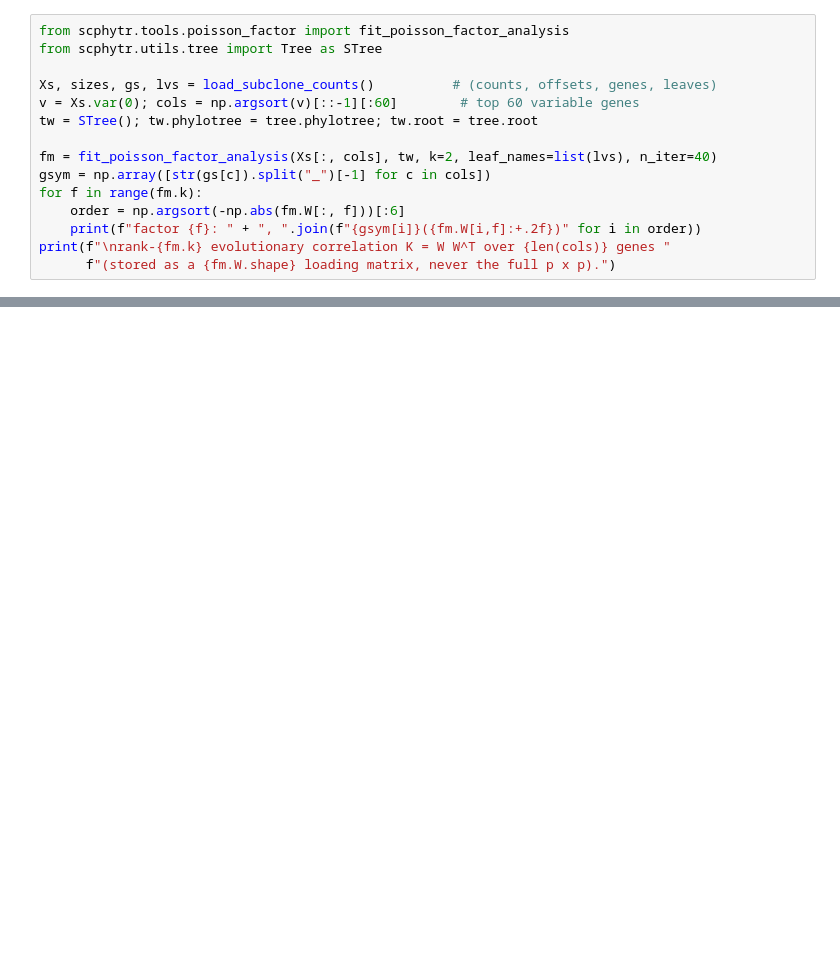
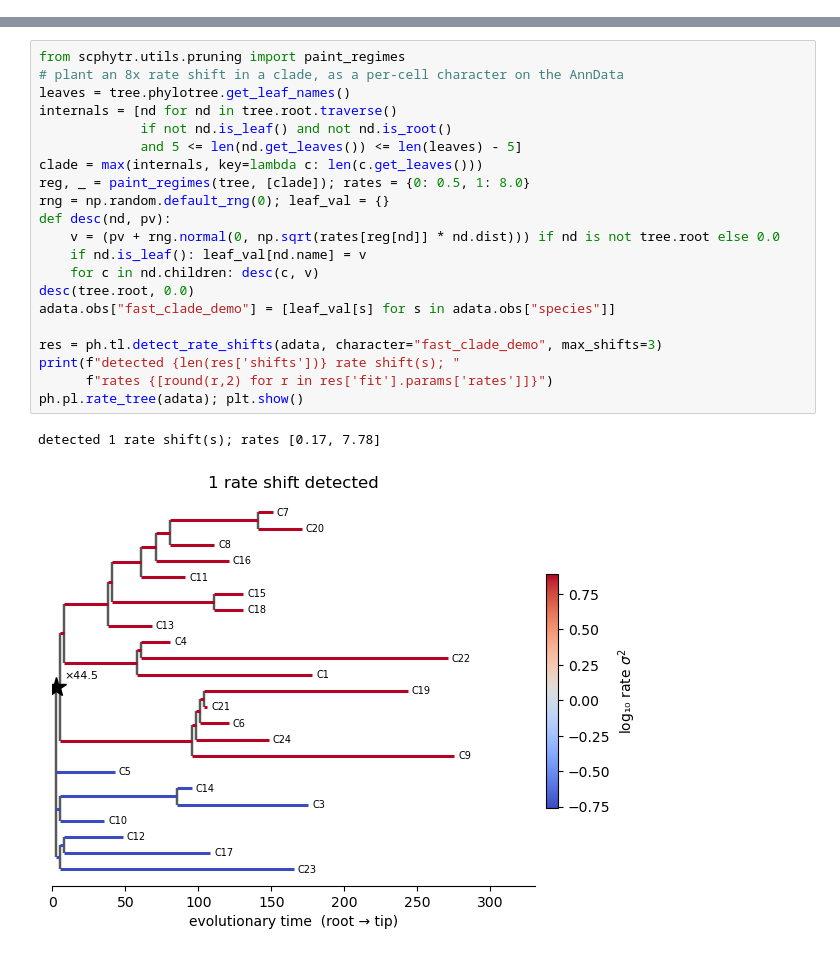
Before and after one commit to pedrofale/scPhyTr, a Jupyter notebook: notebooks/scphytr_tutorial.ipynb, the cells around one changed output, grey strips where cells are left out. Drawn from its saved outputs; the diff is of its cells as text; blank space fills up the shorter version.

```diff
--- a/notebooks/scphytr_tutorial.ipynb
+++ b/notebooks/scphytr_tutorial.ipynb
@@ -332,15 +0,0 @@ are the gene programs.
-# %%
-from scphytr.tools.poisson_factor import fit_poisson_factor_analysis
-from scphytr.utils.tree import Tree as STree
-
-Xs, sizes, gs, lvs = load_subclone_counts()          # (counts, offsets, genes, leaves)
-v = Xs.var(0); cols = np.argsort(v)[::-1][:60]        # top 60 variable genes
-tw = STree(); tw.phylotree = tree.phylotree; tw.root = tree.root
-
-fm = fit_poisson_factor_analysis(Xs[:, cols], tw, k=2, leaf_names=list(lvs), n_iter=40)
-gsym = np.array([str(gs[c]).split("_")[-1] for c in cols])
-for f in range(fm.k):
-    order = np.argsort(-np.abs(fm.W[:, f]))[:6]
-    print(f"factor {f}: " + ", ".join(f"{gsym[i]}({fm.W[i,f]:+.2f})" for i in order))
-print(f"\nrank-{fm.k} evolutionary correlation K = W W^T over {len(cols)} genes "
-      f"(stored as a {fm.W.shape} loading matrix, never the full p x p).")
@@ -363,0 +141,24 @@ Hotspot, and RevBayes provide separately.
+# %%
+from scphytr.utils.pruning import paint_regimes
+# plant an 8x rate shift in a clade, as a per-cell character on the AnnData
+leaves = tree.phylotree.get_leaf_names()
+internals = [nd for nd in tree.root.traverse()
+             if not nd.is_leaf() and not nd.is_root()
+             and 5 <= len(nd.get_leaves()) <= len(leaves) - 5]
+clade = max(internals, key=lambda c: len(c.get_leaves()))
+reg, _ = paint_regimes(tree, [clade]); rates = {0: 0.5, 1: 8.0}
+rng = np.random.default_rng(0); leaf_val = {}
+def desc(nd, pv):
+    v = (pv + rng.normal(0, np.sqrt(rates[reg[nd]] * nd.dist))) if nd is not tree.root else 0.0
+    if nd.is_leaf(): leaf_val[nd.name] = v
+    for c in nd.children: desc(c, v)
+desc(tree.root, 0.0)
+adata.obs["fast_clade_demo"] = [leaf_val[s] for s in adata.obs["species"]]
+
+res = ph.tl.detect_rate_shifts(adata, character="fast_clade_demo", max_shifts=3)
+print(f"detected {len(res['shifts'])} rate shift(s); "
+      f"rates {[round(r,2) for r in res['fit'].params['rates']]}")
+ph.pl.rate_tree(adata); plt.show()
+# %% [output]
+detected 1 rate shift(s); rates [0.17, 7.78]
+[figure, added]
```
Also changed, not shown: parts of 45 cells of this notebook, 1 other file.
